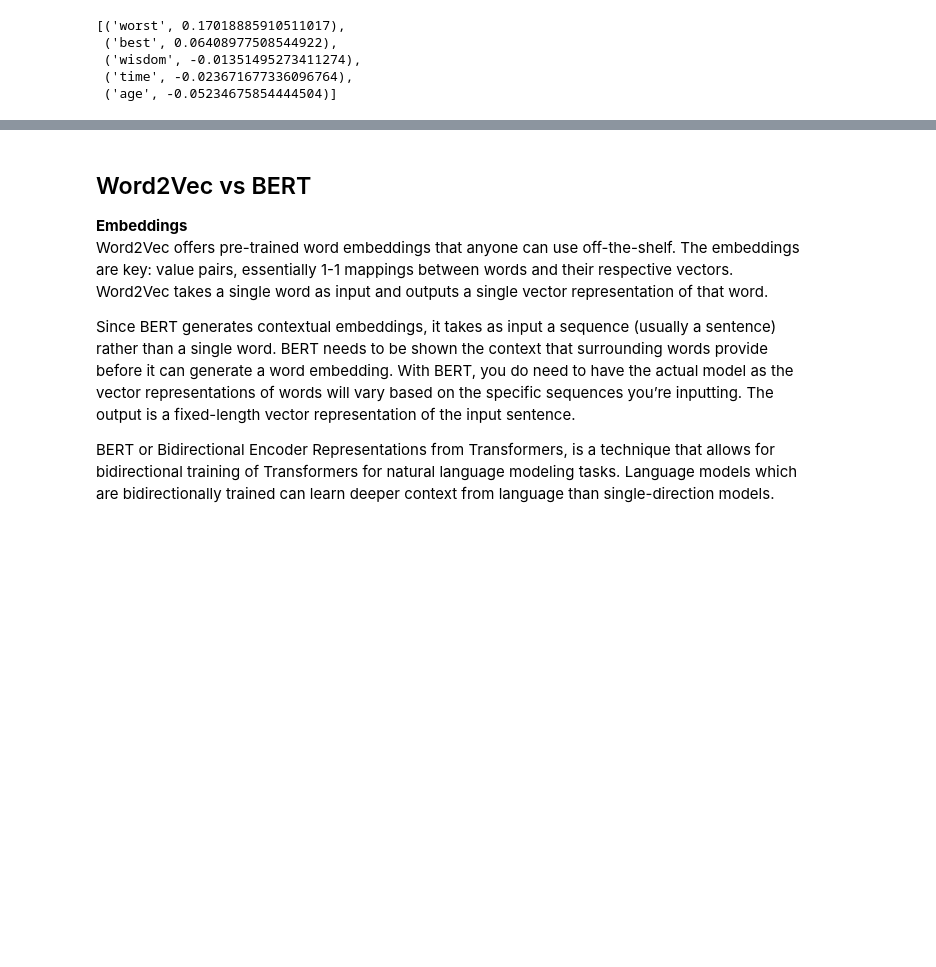
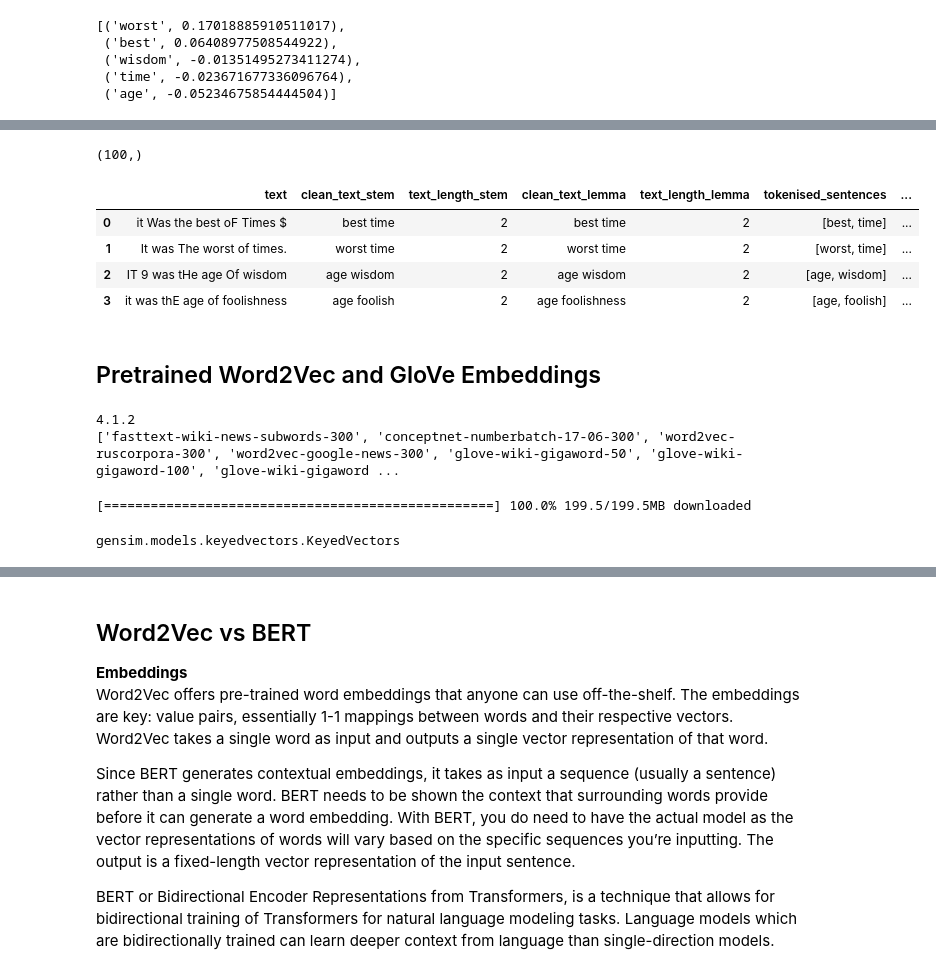
Before and after one commit to bansalkanav/Ultimate-Data-Science-Toolkit---From-Python-Basics-to-GenerativeAI, a Jupyter notebook: Module 4 - Machine Learning/02. Working with Text Data/1. Basics of NLP and Text Preprocessing/working_with_text.ipynb, the cells around one changed output, grey strips where cells are left out. Drawn from its saved outputs; the diff is of its cells as text; code cells hidden in the pictures; blank space fills up the shorter version.

```diff
--- a/Module 4 - Machine Learning/02. Working with Text Data/1. Basics of NLP and Text Preprocessing/working_with_text.ipynb
+++ b/Module 4 - Machine Learning/02. Working with Text Data/1. Basics of NLP and Text Preprocessing/working_with_text.ipynb
@@ -580,0 +603,8 @@ model.wv.most_similar('foolish')
+# %%
+# Remove out-of-vocabulary words
+
+sentence = ['best', 'bansal', 'time', 'kanav']
+
+vocab_tokens = [word for word in sentence if word in model.wv.index_to_key]
+
+vocab_tokens
@@ -580,0 +635,35 @@ model.wv.most_similar('foolish')
+# %%
+np.mean(model.wv.__getitem__(vocab_tokens), axis=0).shape
+# %% [output]
+(100,)
+# %%
+def document_vector(doc, keyed_vectors):
+    """Remove out-of-vocabulary words. Create document vectors by averaging word vectors."""
+    vocab_tokens = [word for word in doc if word in keyed_vectors.index_to_key]
+    return np.mean(keyed_vectors.__getitem__(vocab_tokens), axis=0)
+# %%
+df['doc_vector'] = df.tokenised_sentences.apply(lambda x : document_vector(x, model.wv))
+
+df.head()
+# %% [output]
+|  | text | clean_text_stem | text_length_stem | clean_text_lemma | text_length_lemma | tokenised_sentences | ... |
+| 0 | it Was the best oF Times $ | best time | 2 | best time | 2 | [best, time] | ... |
+| 1 | It was The worst of times. | worst time | 2 | worst time | 2 | [worst, time] | ... |
+| 2 | IT 9 was tHe age Of wisdom | age wisdom | 2 | age wisdom | 2 | [age, wisdom] | ... |
+| 3 | it was thE age of foolishness | age foolish | 2 | age foolishness | 2 | [age, foolish] | ... |
+# %% [markdown]
+## Pretrained Word2Vec and GloVe Embeddings
+# %%
+import gensim
+import gensim.downloader as api
+
+print(gensim.__version__)
+
+print(list(gensim.downloader.info()['models'].keys()))
+# %% [output]
+4.1.2
+['fasttext-wiki-news-subwords-300', 'conceptnet-numberbatch-17-06-300', 'word2vec-ruscorpora-300', 'word2vec-google-news-300', 'glove-wiki-gigaword-50', 'glove-wiki-gigaword-100', 'glove-wiki-gigaword ...
+# %%
+wv = api.load('glove-twitter-50')
+# %% [output]
+[==================================================] 100.0% 199.5/199.5MB downloaded
@@ -580,0 +679,4 @@ model.wv.most_similar('foolish')
+# %%
+type(wv)
+# %% [output]
+gensim.models.keyedvectors.KeyedVectors
```
Also changed, not shown: parts of 26 cells of this notebook, 3 other files.
